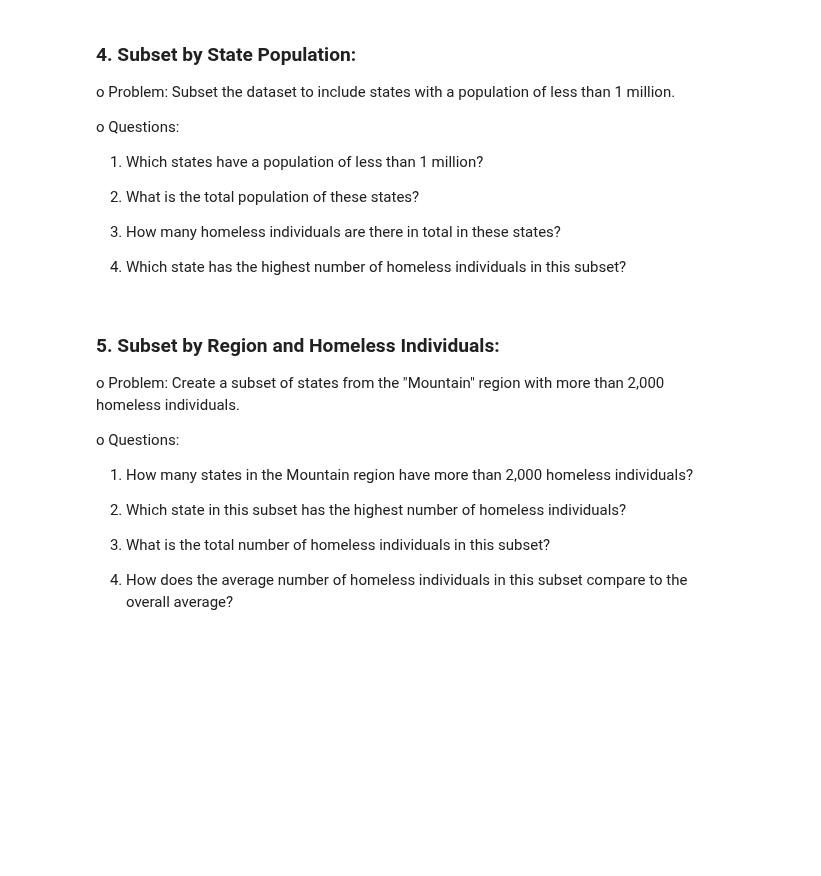
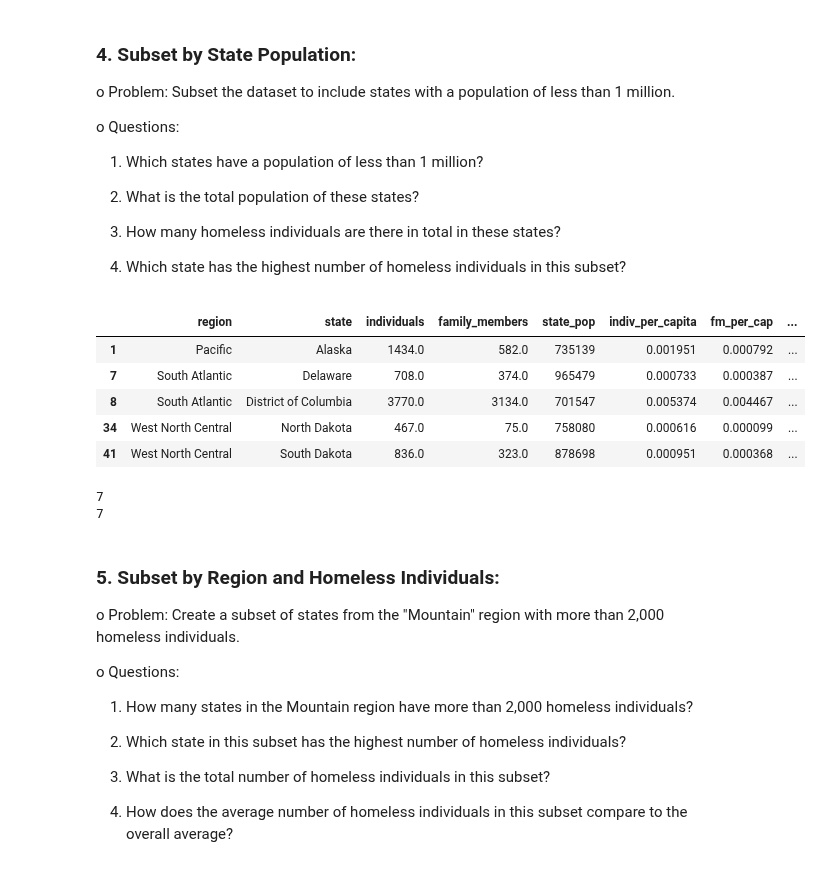
Before and after one commit to S827/python-programs, a Jupyter notebook: EDAPractice/DMWithPandas/CH1_TransformingDataframes/Homelessness_Exercise.ipynb, the cells around one changed output. Drawn from its saved outputs; the diff is of its cells as text; code cells hidden in the pictures; blank space fills up the shorter version.

```diff
--- a/EDAPractice/DMWithPandas/CH1_TransformingDataframes/Homelessness_Exercise.ipynb
+++ b/EDAPractice/DMWithPandas/CH1_TransformingDataframes/Homelessness_Exercise.ipynb
@@ -917,3 +917,24 @@ o	Questions:
 3.	How many homeless individuals are there in total in these states?
 
 4.	Which state has the highest number of homeless individuals in this subset?
+# %%
+hl_pop_lt_1m = homeless[homeless['state_pop'] < 1000000]
+hl_pop_lt_1m.head()
+# %% [output]
+|  | region | state | individuals | family_members | state_pop | indiv_per_capita | fm_per_cap | ... |
+| 1 | Pacific | Alaska | 1434.0 | 582.0 | 735139 | 0.001951 | 0.000792 | ... |
+| 7 | South Atlantic | Delaware | 708.0 | 374.0 | 965479 | 0.000733 | 0.000387 | ... |
+| 8 | South Atlantic | District of Columbia | 3770.0 | 3134.0 | 701547 | 0.005374 | 0.004467 | ... |
+| 34 | West North Central | North Dakota | 467.0 | 75.0 | 758080 | 0.000616 | 0.000099 | ... |
+| 41 | West North Central | South Dakota | 836.0 | 323.0 | 878698 | 0.000951 | 0.000368 | ... |
+# %%
+# 1.	Which states have a population of less than 1 million?
+st_pop_lt_1m = []
+for lab, row in hl_pop_lt_1m.iterrows():
+    if row['state_pop'] < 1000000:
+        st_pop_lt_1m.append(row['state'])
+print(len(st_pop_lt_1m))
+print(len(hl_pop_lt_1m))
+# %% [output]
+7
+7
```
Also changed, not shown: parts of 1 cell of this notebook.
